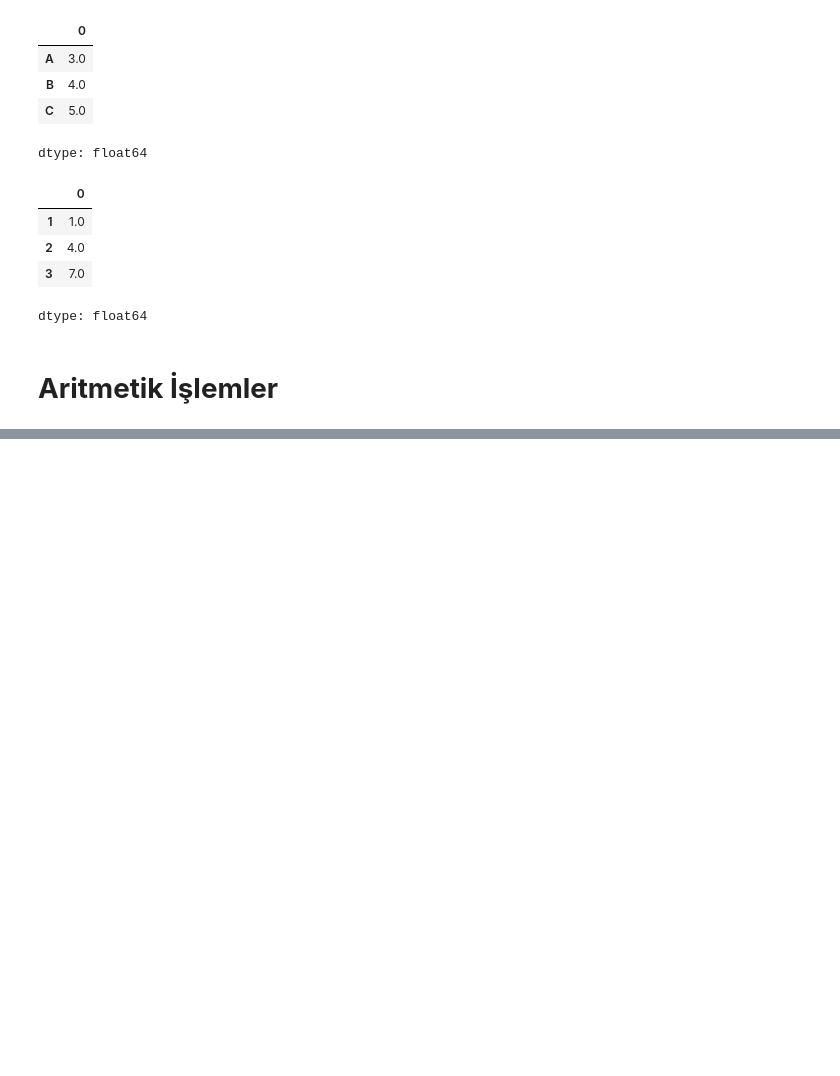
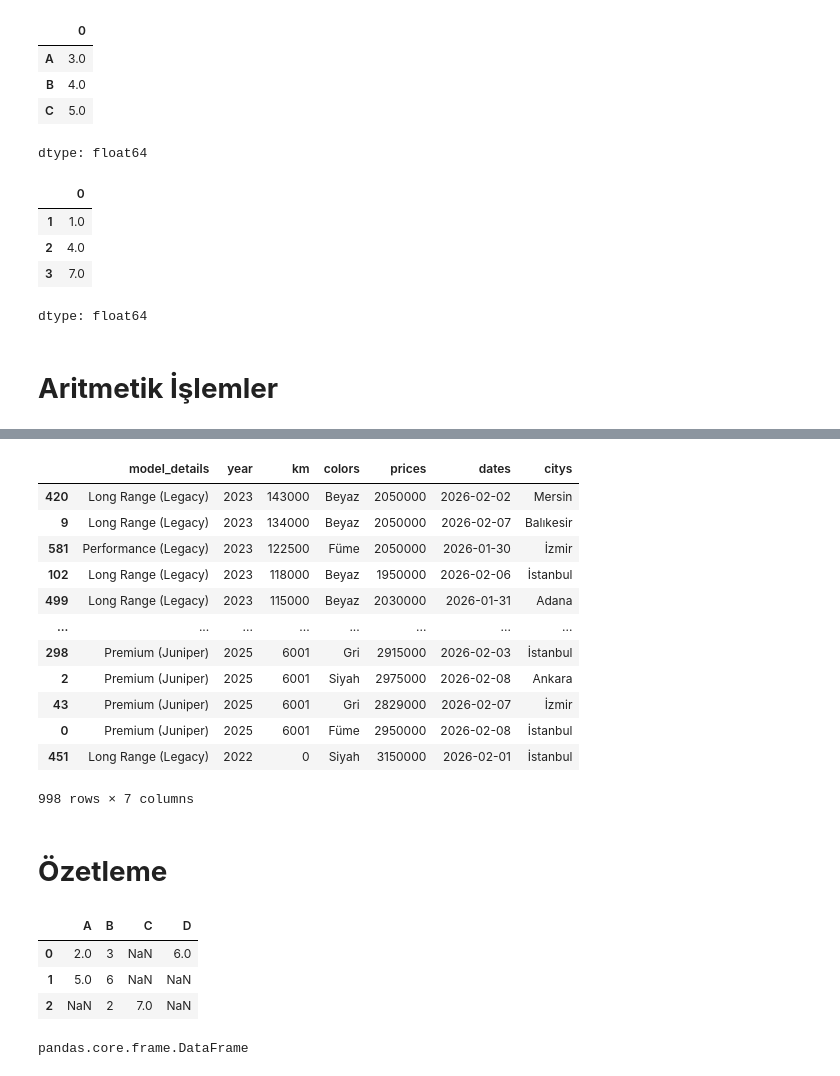
Before and after one commit to azem46/Python_Colab_Handbook, a Jupyter notebook: Python_Ders_16_Pandas.ipynb, the cells around one changed output, grey strips where cells are left out. Cells and saved outputs as stored; diff of their text form; code cells hidden in the pictures; blank space fills up the shorter version.

```diff
--- a/Python_Ders_16_Pandas.ipynb
+++ b/Python_Ders_16_Pandas.ipynb
@@ -790,0 +1147,31 @@ dtype: float64
+# %%
+#Bu formülde ise tablo üzerinde büyükten küçüğe sıralama yapar.
+modely.sort_values(by="km",ascending=False)
+# %% [output]
+|  | model_details | year | km | colors | prices | dates | citys |
+| 420 | Long Range (Legacy) | 2023 | 143000 | Beyaz | 2050000 | 2026-02-02 | Mersin |
+| 9 | Long Range (Legacy) | 2023 | 134000 | Beyaz | 2050000 | 2026-02-07 | Balıkesir |
+| 581 | Performance (Legacy) | 2023 | 122500 | Füme | 2050000 | 2026-01-30 | İzmir |
+| 102 | Long Range (Legacy) | 2023 | 118000 | Beyaz | 1950000 | 2026-02-06 | İstanbul |
+| 499 | Long Range (Legacy) | 2023 | 115000 | Beyaz | 2030000 | 2026-01-31 | Adana |
+| ... | ... | ... | ... | ... | ... | ... | ... |
+| 298 | Premium (Juniper) | 2025 | 6001 | Gri | 2915000 | 2026-02-03 | İstanbul |
+| 2 | Premium (Juniper) | 2025 | 6001 | Siyah | 2975000 | 2026-02-08 | Ankara |
+| 43 | Premium (Juniper) | 2025 | 6001 | Gri | 2829000 | 2026-02-07 | İzmir |
+| 0 | Premium (Juniper) | 2025 | 6001 | Füme | 2950000 | 2026-02-08 | İstanbul |
+| 451 | Long Range (Legacy) | 2022 | 0 | Siyah | 3150000 | 2026-02-01 | İstanbul |
+998 rows × 7 columns
+# %% [markdown]
+# **Özetleme**
+# %%
+tablo = pd.DataFrame([[2,3,np.nan,6],[5,6,np.nan,np.nan],[np.nan,2,7,np.nan]],columns=['A','B','C','D'])
+tablo
+# %% [output]
+|  | A | B | C | D |
+| 0 | 2.0 | 3 | NaN | 6.0 |
+| 1 | 5.0 | 6 | NaN | NaN |
+| 2 | NaN | 2 | 7.0 | NaN |
+# %%
+type(tablo)
+# %% [output]
+pandas.core.frame.DataFrame
```
Also changed, not shown: parts of 51 cells of this notebook.
